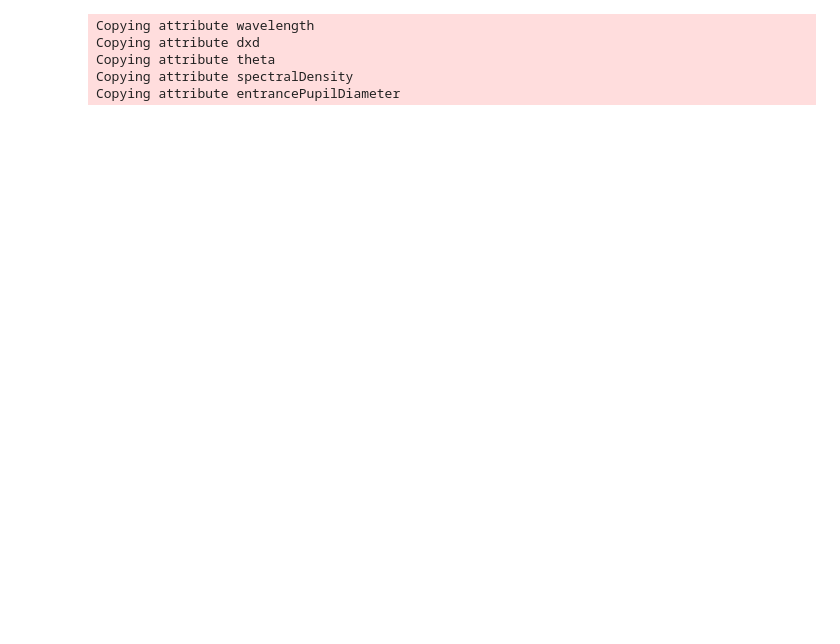
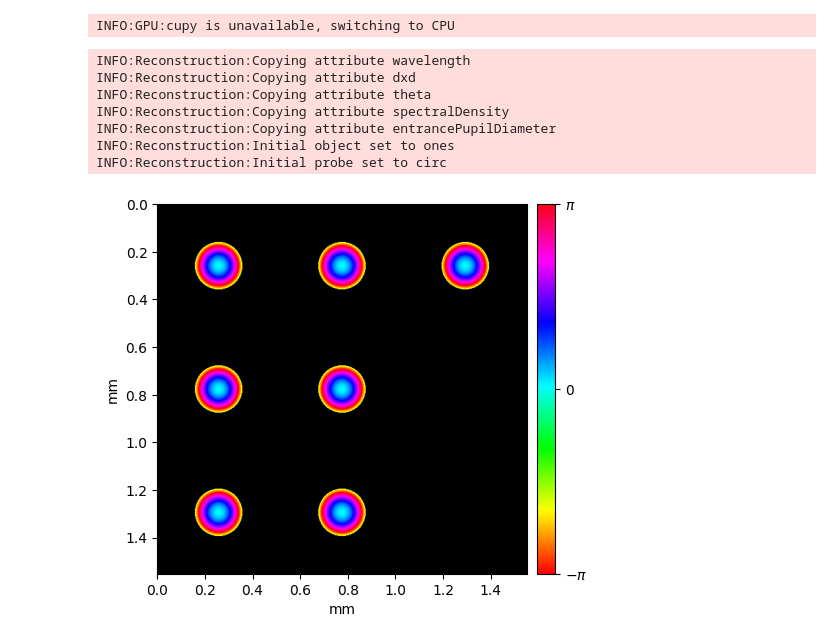
Before and after one commit to ShantanuKodgirwar/PtyLab.py, a Jupyter notebook: jupyter_tutorials/jupyter_tutorials_tutorial_CPM_multiWavelength.ipynb, the cells around one changed output. Drawn from its saved outputs; the diff is of its cells as text; code cells hidden in the pictures; blank space fills up the shorter version.

Commit message:
initial fixes of these notebooks

```diff
--- a/jupyter_tutorials/jupyter_tutorials_tutorial_CPM_multiWavelength.ipynb
+++ b/jupyter_tutorials/jupyter_tutorials_tutorial_CPM_multiWavelength.ipynb
@@ -66,41 +75,55 @@ monitor.objectPlotContrast = 8
 monitor.probePlotContrast = 1
 # %%
 params = Params()
-params.gpuSwitch = True
-params.positionOrder = 'random'  # 'sequential' or 'random'
-params.propagatorType = 'Fraunhofer'  # Fraunhofer Fresnel ASP scaledASP polychromeASP scaledPolychromeASP
+params.gpuSwitch = False  # set to True to use GPU (if available)
+params.positionOrder = "random"  # 'sequential' or 'random'
+params.propagatorType = (
+    "Fraunhofer"  # Fraunhofer Fresnel ASP scaledASP polychromeASP scaledPolychromeASP
+)
 params.probePowerCorrectionSwitch = False
 params.modulusEnforcedProbeSwitch = True
 params.comStabilizationSwitch = True
 params.orthogonalizationSwitch = True
 params.orthogonalizationFrequency = 5
-params.intensityConstraint = 'standard'  # standard fluctuation exponential poission
-params.couplingObjectSwitch = True
-params.couplingObjectAleph = 0.5
+params.intensityConstraint = "standard"  # standard fluctuation exponential poission
+params.couplingSwitch = True
+params.couplingAleph = 0.5
+# %% [output]
+INFO:GPU:cupy is unavailable, switching to CPU
 # %%
 # now, all our experimental data is loaded into experimental_data and we don't have to worry about it anymore.
 # now create an object to hold everything we're eventually interested in
 reconstruction = Reconstruction(experimentalData, params)
 reconstruction.No = 2**10
-reconstruction.nlambdaObject = 1
-reconstruction.nlambdaProbe = len(reconstruction.spectralDensity)
+reconstruction.nlambda = len(reconstruction.spectralDensity)
 
 # initialize probe and object and related params
-reconstruction.initialProbe = 'circ'
-reconstruction.initialObject = 'ones'
+reconstruction.initialProbe = "circ"
+reconstruction.initialObject = "ones"
 reconstruction.initializeObjectProbe()
 
 # # customize initial probe quadratic phase
-reconstruction.probe = reconstruction.probe*np.exp(1.j*2*np.pi/reconstruction.wavelength *
-                                             (reconstruction.Xp**2+reconstruction.Yp**2)/(1*2e-2))
+reconstruction.probe = reconstruction.probe * np.exp(
+    1.0j
+    * 2
+    * np.pi
+    / reconstruction.wavelength
+    * (reconstruction.Xp**2 + reconstruction.Yp**2)
+    / (1 * 2e-2)
+)
 
-hsvmodeplot(np.squeeze(reconstruction.probe), pixelSize = reconstruction.dxp, axisUnit = 'mm')
+hsvmodeplot(
+    np.squeeze(reconstruction.probe), pixelSize=reconstruction.dxp, axisUnit="mm"
+)
 # %% [output]
-Copying attribute wavelength
-Copying attribute dxd
-Copying attribute theta
-Copying attribute spectralDensity
-Copying attribute entrancePupilDiameter
+INFO:Reconstruction:Copying attribute wavelength
+INFO:Reconstruction:Copying attribute dxd
+INFO:Reconstruction:Copying attribute theta
+INFO:Reconstruction:Copying attribute spectralDensity
+INFO:Reconstruction:Copying attribute entrancePupilDiameter
+INFO:Reconstruction:Initial object set to ones
+INFO:Reconstruction:Initial probe set to circ
+[figure, added]
 # %%
 # Run the reconstruction
 ## choose engine
```
Also changed, not shown: parts of 6 cells of this notebook, 6 other files.
